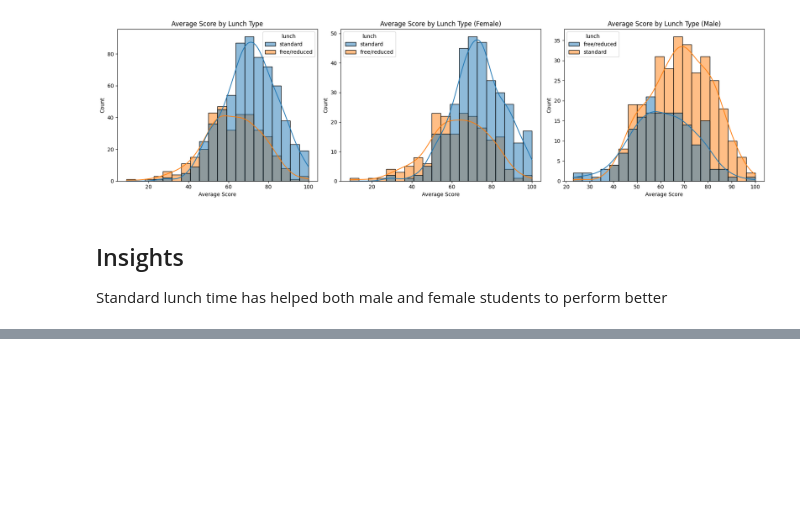
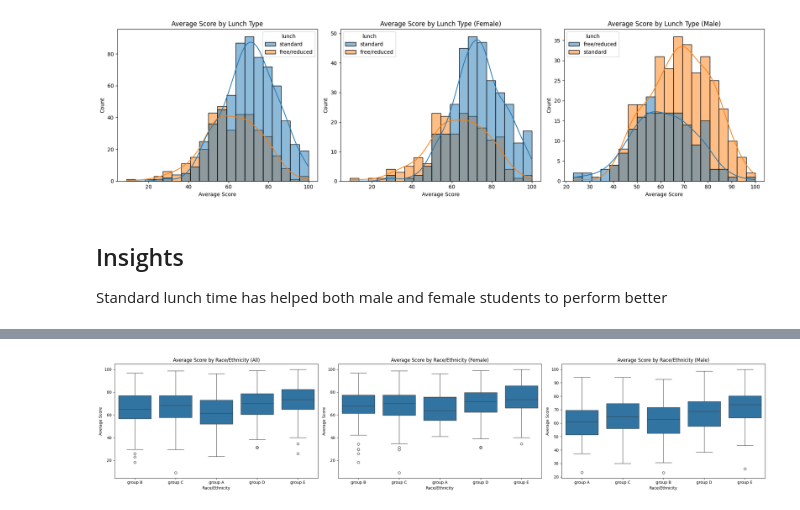
Before and after one commit to abhishiron/student-performance, a Jupyter notebook: notebook/EDA Notebook.ipynb, the cells around one changed output, grey strips where cells are left out. Saved outputs shown, nothing was run; the diff lists cells and outputs as text; code cells hidden in the pictures; blank space fills up the shorter version.

```diff
--- a/notebook/EDA Notebook.ipynb
+++ b/notebook/EDA Notebook.ipynb
@@ -272,0 +299,25 @@ Standard lunch time has helped both male and female students to perform better
+# %%
+fig, axs = plt.subplots(1, 3, figsize=(24, 5))
+
+# All students
+sns.boxplot(x="race_ethnicity", y="average", data=df, ax=axs[0])
+axs[0].set_title("Average Score by Race/Ethnicity (All)")
+axs[0].set_xlabel("Race/Ethnicity")
+axs[0].set_ylabel("Average Score")
+
+# Female students
+sns.boxplot(x="race_ethnicity", y="average", data=df[df['gender'] == 'female'], ax=axs[1])
+axs[1].set_title("Average Score by Race/Ethnicity (Female)")
+axs[1].set_xlabel("Race/Ethnicity")
+axs[1].set_ylabel("Average Score")
+
+# Male students
+sns.boxplot(x="race_ethnicity", y="average", data=df[df['gender'] == 'male'], ax=axs[2])
+axs[2].set_title("Average Score by Race/Ethnicity (Male)")
+axs[2].set_xlabel("Race/Ethnicity")
+axs[2].set_ylabel("Average Score")
+
+plt.tight_layout()
+plt.show()
+# %% [output]
+[figure, added]
```
Also changed, not shown: parts of 10 cells of this notebook.
